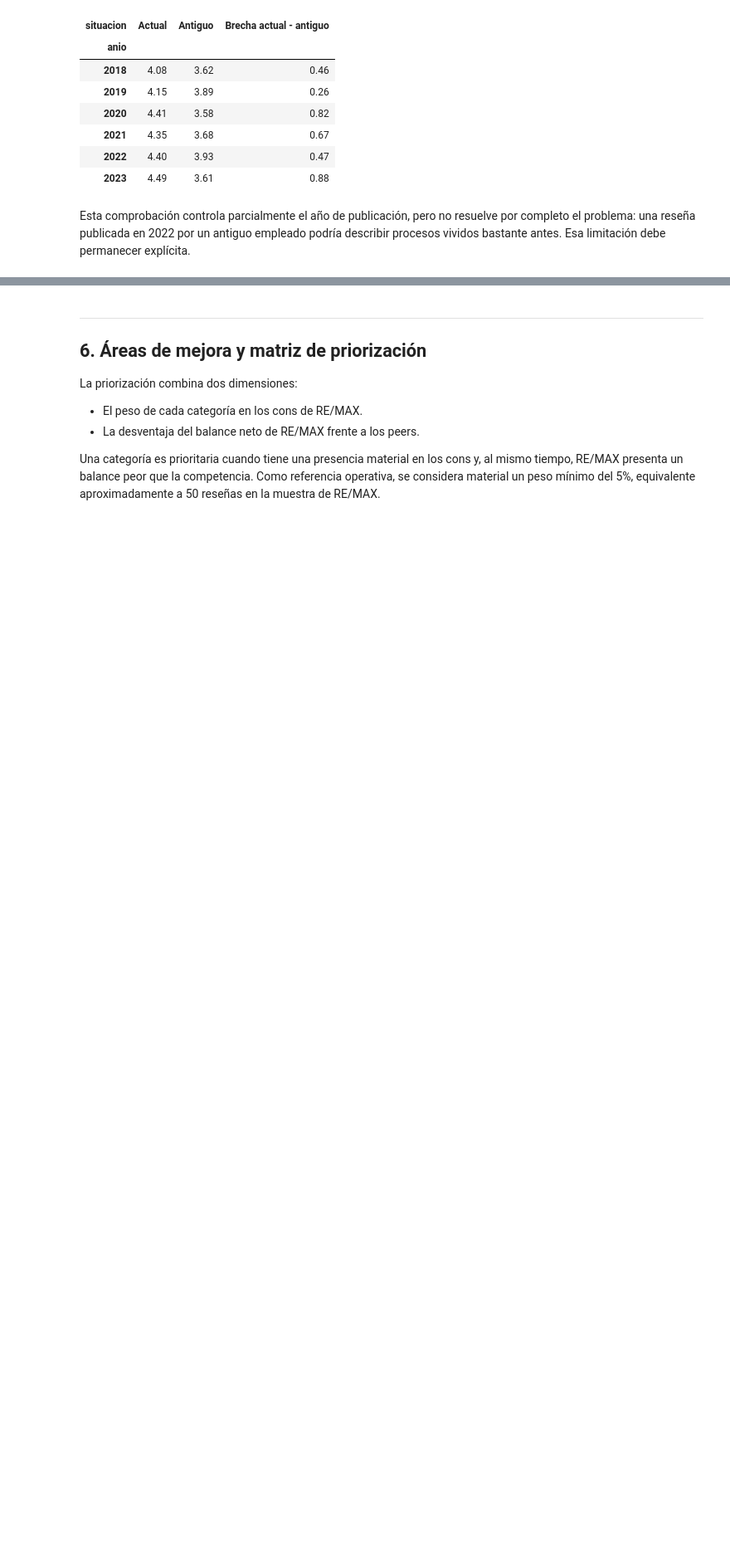
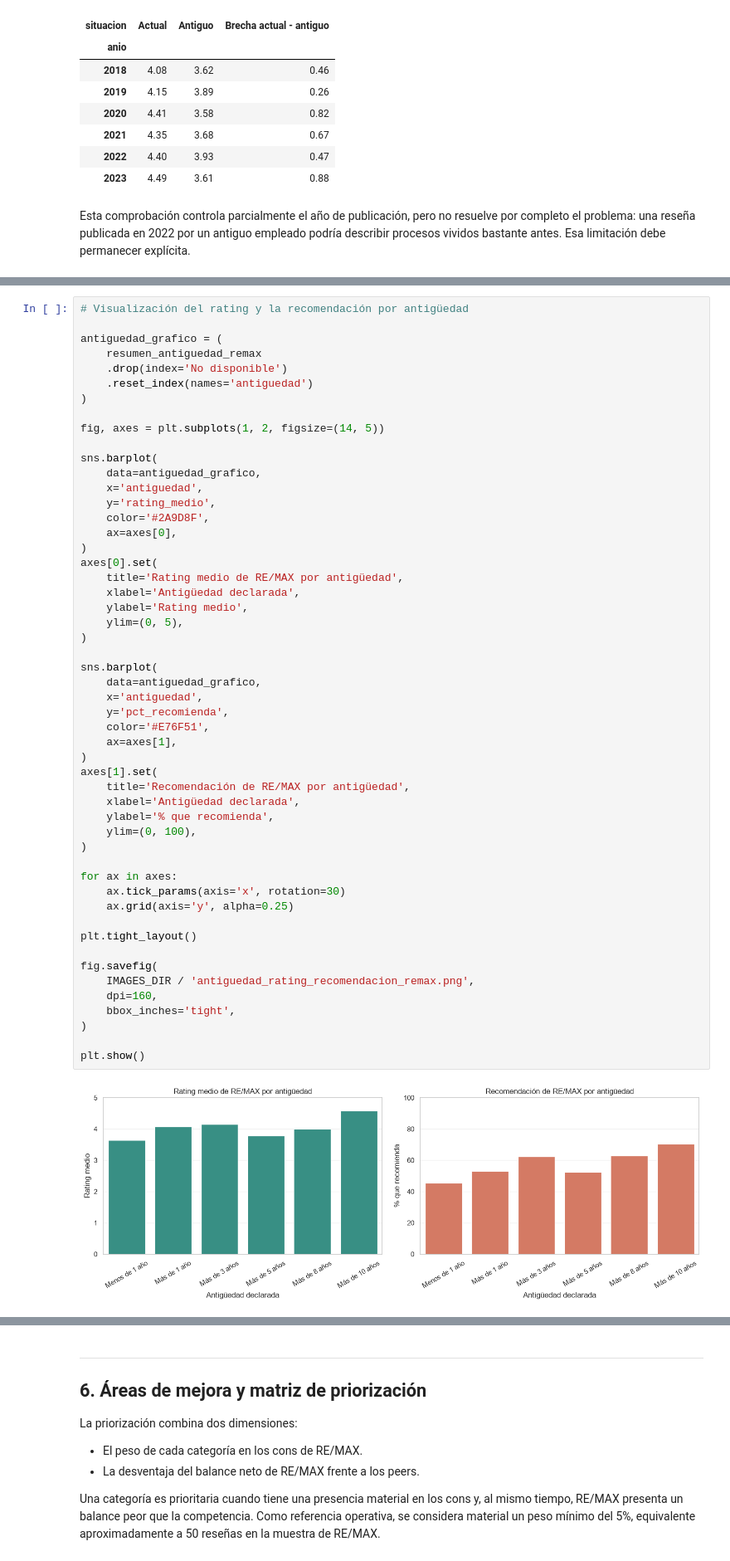
Before and after one commit to JOBdeini/remax-glassdoor-nlp-analysis, a Jupyter notebook: notebooks/analisis_remax_glassdoor.ipynb, the cells around one changed output, grey strips where cells are left out. Shown at 83% size. Saved outputs shown, nothing was run; the diff lists cells and outputs as text; blank space fills up the shorter version.

```diff
--- a/notebooks/analisis_remax_glassdoor.ipynb
+++ b/notebooks/analisis_remax_glassdoor.ipynb
@@ -2119,0 +2413,54 @@ Esta comprobación controla parcialmente el año de publicación, pero no resuel
+# %%
+# Visualización del rating y la recomendación por antigüedad
+
+antiguedad_grafico = (
+    resumen_antiguedad_remax
+    .drop(index='No disponible')
+    .reset_index(names='antiguedad')
+)
+
+fig, axes = plt.subplots(1, 2, figsize=(14, 5))
+
+sns.barplot(
+    data=antiguedad_grafico,
+    x='antiguedad',
+    y='rating_medio',
+    color='#2A9D8F',
+    ax=axes[0],
+)
+axes[0].set(
+    title='Rating medio de RE/MAX por antigüedad',
+    xlabel='Antigüedad declarada',
+    ylabel='Rating medio',
+    ylim=(0, 5),
+)
+
+sns.barplot(
+    data=antiguedad_grafico,
+    x='antiguedad',
+    y='pct_recomienda',
+    color='#E76F51',
+    ax=axes[1],
+)
+axes[1].set(
+    title='Recomendación de RE/MAX por antigüedad',
+    xlabel='Antigüedad declarada',
+    ylabel='% que recomienda',
+    ylim=(0, 100),
+)
+
+for ax in axes:
+    ax.tick_params(axis='x', rotation=30)
+    ax.grid(axis='y', alpha=0.25)
+
+plt.tight_layout()
+
+fig.savefig(
+    IMAGES_DIR / 'antiguedad_rating_recomendacion_remax.png',
+    dpi=160,
+    bbox_inches='tight',
+)
+
+plt.show()
+# %% [output]
+[figure, added]
```
Also changed, not shown: parts of 18 cells of this notebook, 9 other files.
